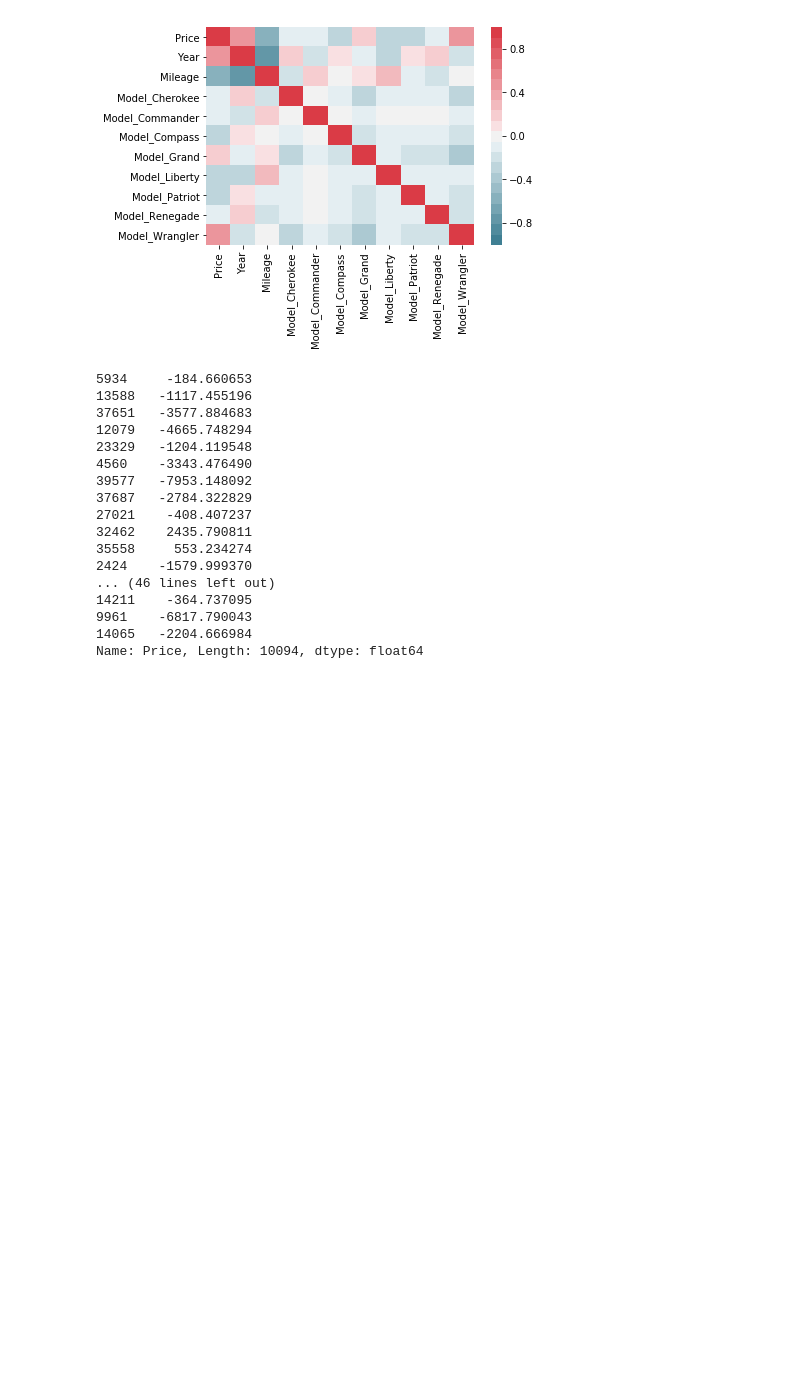
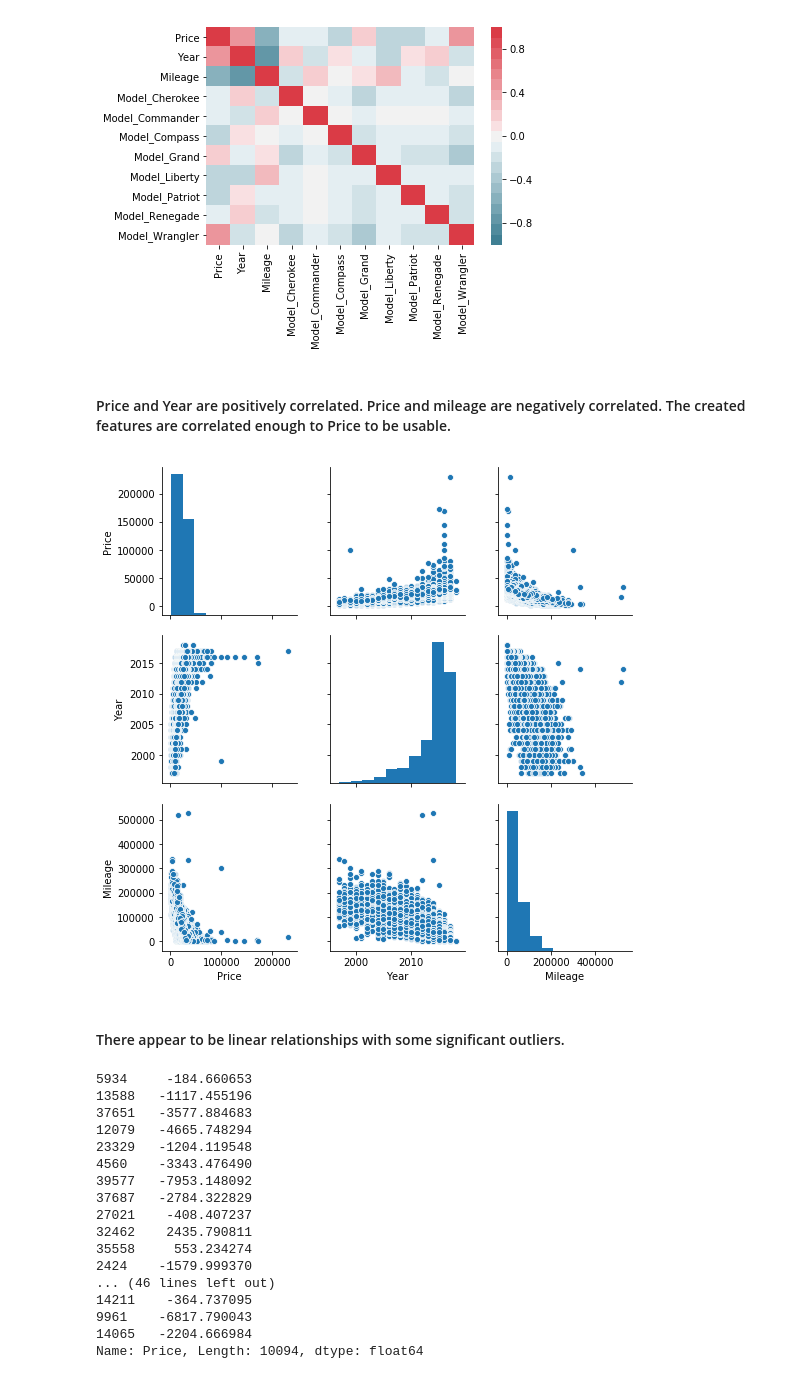
Before and after one commit to JimScheffel/jim_scheffel_final_project_part1, a Jupyter notebook: part2-option1a.ipynb, the cells around one changed output. Drawn from its saved outputs; the diff is of its cells as text; code cells hidden in the pictures; blank space fills up the shorter version.

```diff
--- a/part2-option1a.ipynb
+++ b/part2-option1a.ipynb
@@ -158,6 +186,14 @@ ax=sns.heatmap(jeep_models.corr(),
            )
 # %% [output]
 [figure]
+# %% [markdown]
+#### Price and Year are positively correlated.  Price and mileage are negatively correlated.  The created features are correlated enough to Price to be usable.
+# %%
+axes = sns.pairplot(jeep)
+# %% [output]
+[figure, added]
+# %% [markdown]
+#### There appear to be linear relationships with some significant outliers.
 # %%
 y_test - lr.predict(X_test)
 # %% [output]
```
Also changed, not shown: parts of 20 cells of this notebook.
